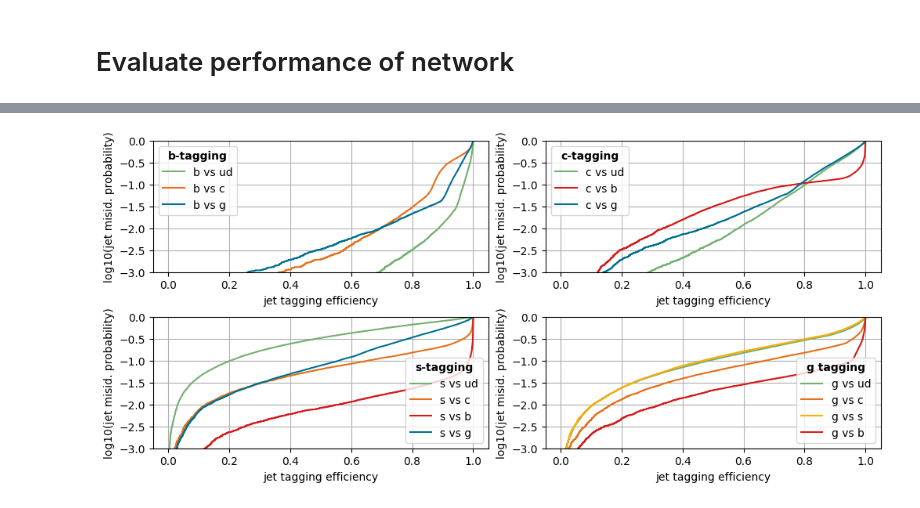
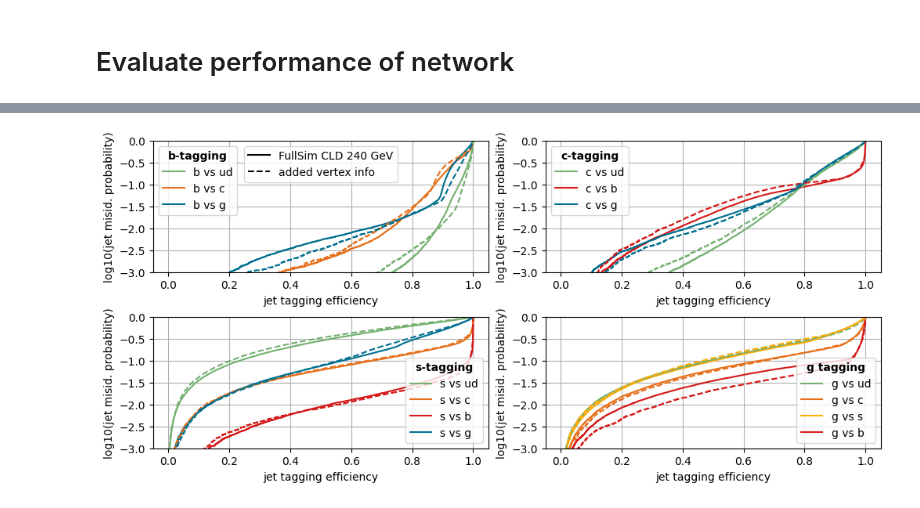
Before and after one commit to saracreates/TaggingResults, a Jupyter notebook: nn_evaluation_V0.ipynb, the cells around one changed output, grey strips where cells are left out. Drawn from its saved outputs; the diff is of its cells as text; code cells hidden in the pictures.

Commit message:
roc curve FullSim CLD vs Vs

```diff
--- a/nn_evaluation_V0.ipynb
+++ b/nn_evaluation_V0.ipynb
@@ -328 +281,44 @@ def all_rocs(save=False):
+# %%
+def all_rocs(save=False):
+    labels = ['ud', 'ud', 'c', 's', 'b', 'g', 'tau']
+    fig, ax = plt.subplots(2, 2, figsize=(10, 4.5), constrained_layout=True)
+    y_true, y_score = get_y_true_and_score(data1)
+
+
+    # Plot ROC curves for tagging
+    log_multiline_rocs_b(y_true, y_score, labels, ax, 0, 0)
+    log_multiline_rocs_c(y_true, y_score, labels, ax, 0, 1)
+    log_multiline_rocs_s(y_true, y_score, labels, ax, 1, 0)
+    log_multiline_rocs_g(y_true, y_score, labels, ax, 1, 1)
+
+    y_true, y_score = get_y_true_and_score(data2)
+
+    # Plot ROC curves for tagging
+    log_multiline_rocs_b(y_true, y_score, labels, ax, 0, 0, ls="dashed", l=False)
+    log_multiline_rocs_c(y_true, y_score, labels, ax, 0, 1, ls="dashed", l=False)
+    log_multiline_rocs_s(y_true, y_score, labels, ax, 1, 0, ls="dashed", l=False)
+    log_multiline_rocs_g(y_true, y_score, labels, ax, 1, 1, ls="dashed", l=False)
+
+
+    # Create the first legend for colorful ROC curves
+    handles_colorful, labels_colorful = ax[0,0].get_legend_handles_labels()
+    legend_colorful = ax[0,0].legend(handles=handles_colorful, title=f"{labels[4]}-tagging", title_fontproperties={'weight':'bold'})
+
+    # Create black lines for FullSim and FastSim
+    fullsim_line = Line2D([0], [0], color='black', linestyle='-', label='FullSim CLD 240 GeV')
+    fastsim_line = Line2D([0], [0], color='black', linestyle='--', label='added vertex info')
+
+    # Add the second legend for FullSim and FastSim
+    legend_sim = ax[0,0].legend(handles=[fullsim_line, fastsim_line], loc="upper center")
+
+    # Add back the first legend (colorful ROC curves) to the plot
+    ax[0,0].add_artist(legend_colorful)
+    # Re-enable the grid for all subplots
+    for row in range(2):
+        for col in range(2):
+            ax[row, col].grid(True)  # Make sure the grid is visible
+
+    if save:
+        plt.savefig("./plots-for-FCC-note/roc-FullSimCLD240-vs-Vs.pdf")
+    plt.show()
 # %%
@@ -343,6 +339,6 @@ from cycler import cycler
 # Set the color cycle
 plt.rc('axes', prop_cycle=cycler('color', ['#73b06f', '#e6701b', '#007090', '#D51A1A', '#ffad08', '#A882DD', '#D81E89']))
 # %%
-all_rocs()
+all_rocs(save=True)
 # %% [output]
-[figure, old version]
+[figure, new version]
```
Also changed, not shown: parts of 15 cells of this notebook, 2 other files.
